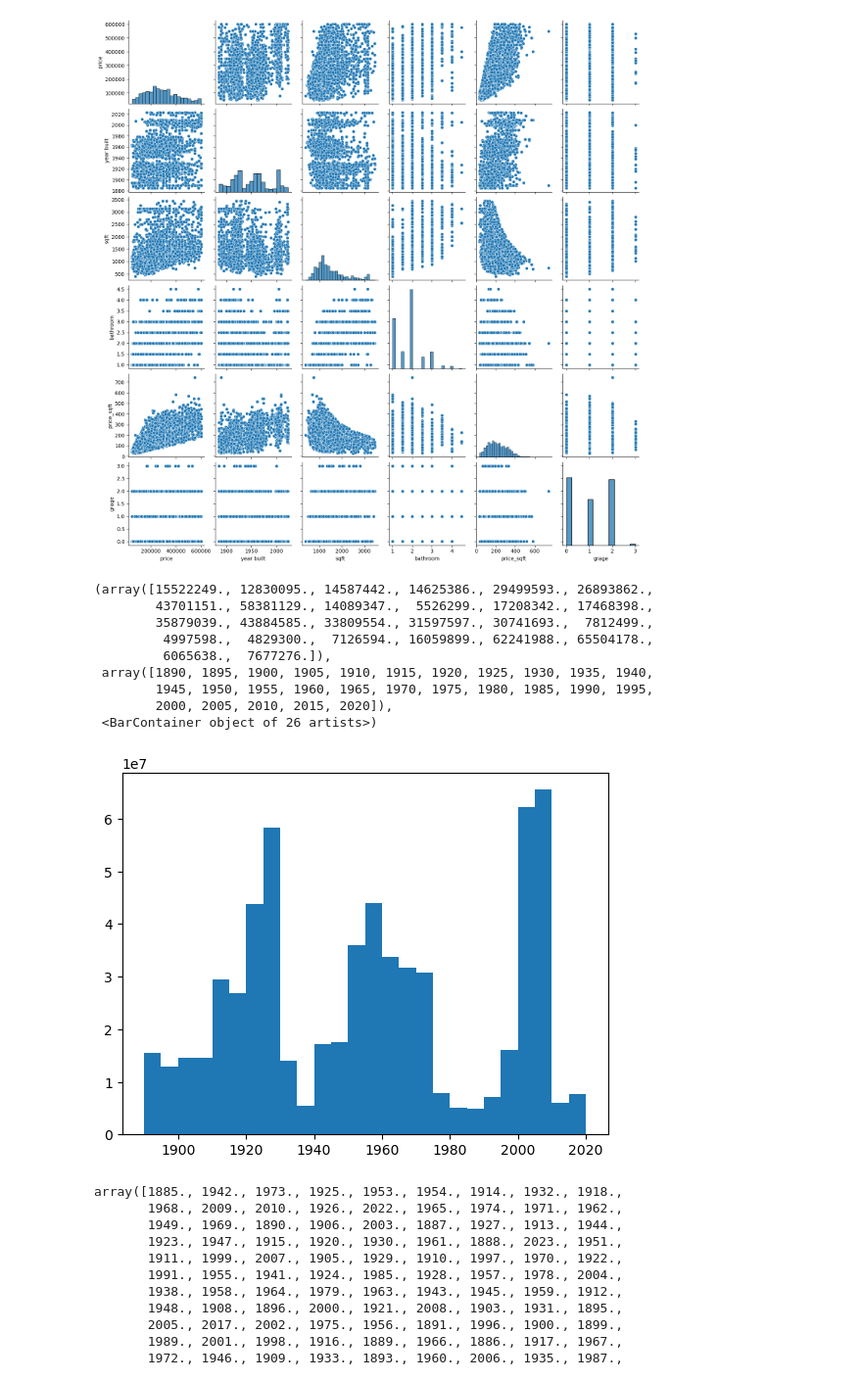
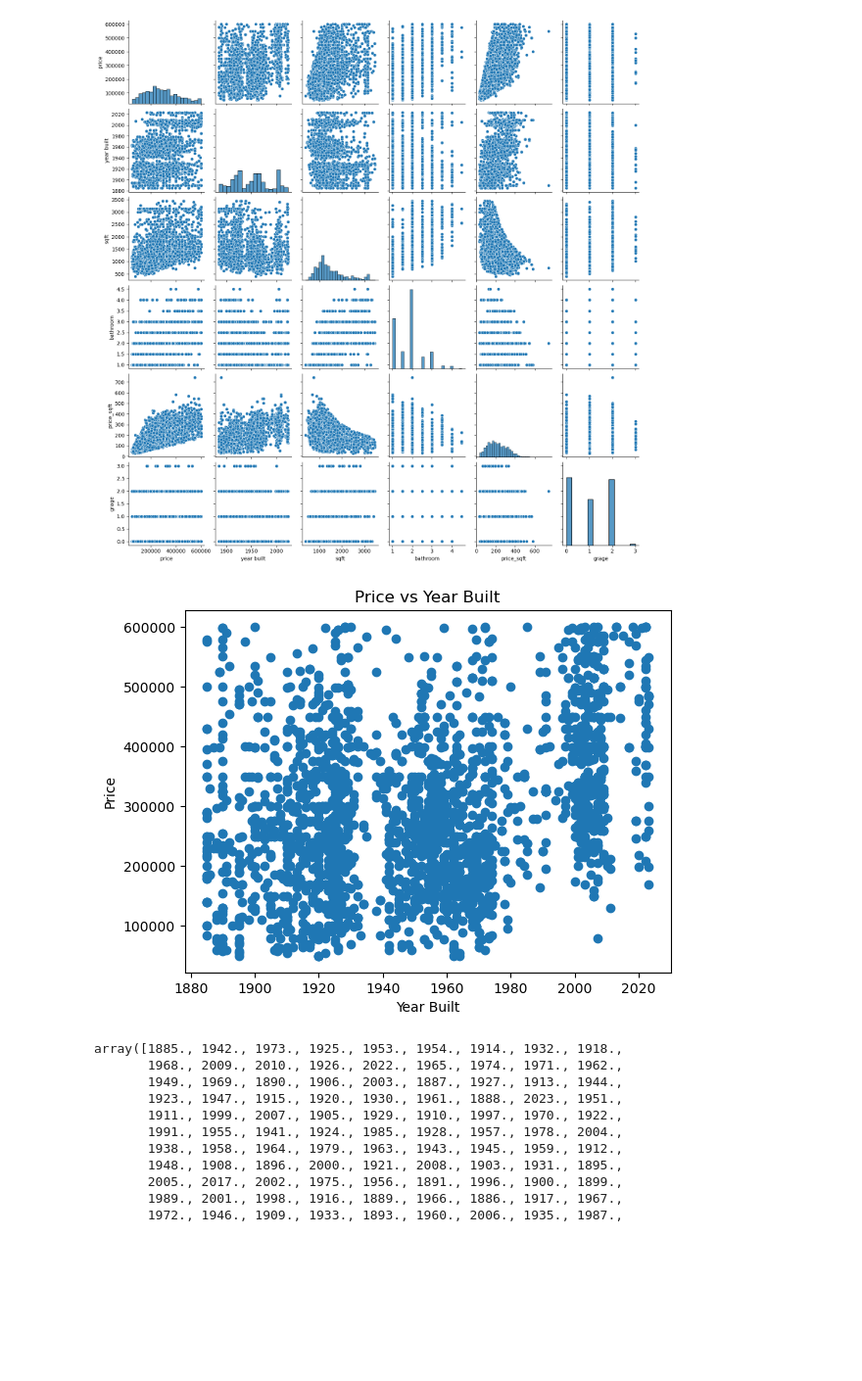
Before and after one commit to yakir0391/Apartments-Predict, a Jupyter notebook: EDA.ipynb, the cells around one changed output. Shown at 98% size. Drawn from its saved outputs; the diff is of its cells as text; code cells hidden in the pictures; blank space fills up the shorter version.

```diff
--- a/EDA.ipynb
+++ b/EDA.ipynb
@@ -44,22 +44,13 @@ sns.pairplot(df2[['price','year built' , 'sqft',  'bathroom' ,'price_sqft' ,'gra
 # %%
 # נצייר פלוטים של הגרפים עם הקורלציה הגבוהה ביותר עם עמודת המטרה שלנו
 # %%
-bins = [1890, 1895, 1900, 1905, 1910, 1915, 1920, 1925, 1930, 1935, 1940,
-        1945, 1950, 1955, 1960, 1965, 1970, 1975, 1980, 1985, 1990, 1995,
-        2000, 2005, 2010, 2015, 2020]
-
-hist(df2['year built'], weights = df2['price'], bins = bins)
+plt.scatter(df2['year built'], df2['price'])
+plt.xlabel('Year Built')
+plt.ylabel('Price')
+plt.title('Price vs Year Built')
+plt.show()
 # %% [output]
-(array([15522249., 12830095., 14587442., 14625386., 29499593., 26893862.,
-        43701151., 58381129., 14089347.,  5526299., 17208342., 17468398.,
-        35879039., 43884585., 33809554., 31597597., 30741693.,  7812499.,
-         4997598.,  4829300.,  7126594., 16059899., 62241988., 65504178.,
-         6065638.,  7677276.]),
- array([1890, 1895, 1900, 1905, 1910, 1915, 1920, 1925, 1930, 1935, 1940,
-        1945, 1950, 1955, 1960, 1965, 1970, 1975, 1980, 1985, 1990, 1995,
-        2000, 2005, 2010, 2015, 2020]),
- <BarContainer object of 26 artists>)
-[figure, old version]
+[figure, new version]
 # %%
 df2['year built'].unique()
 # %% [output]
```
Also changed, not shown: parts of 6 cells of this notebook.
